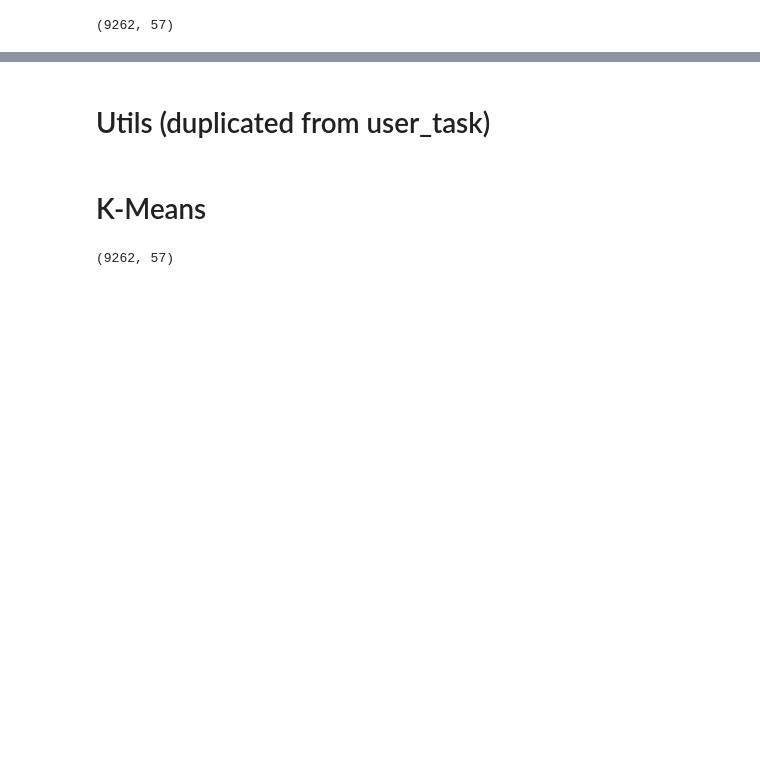
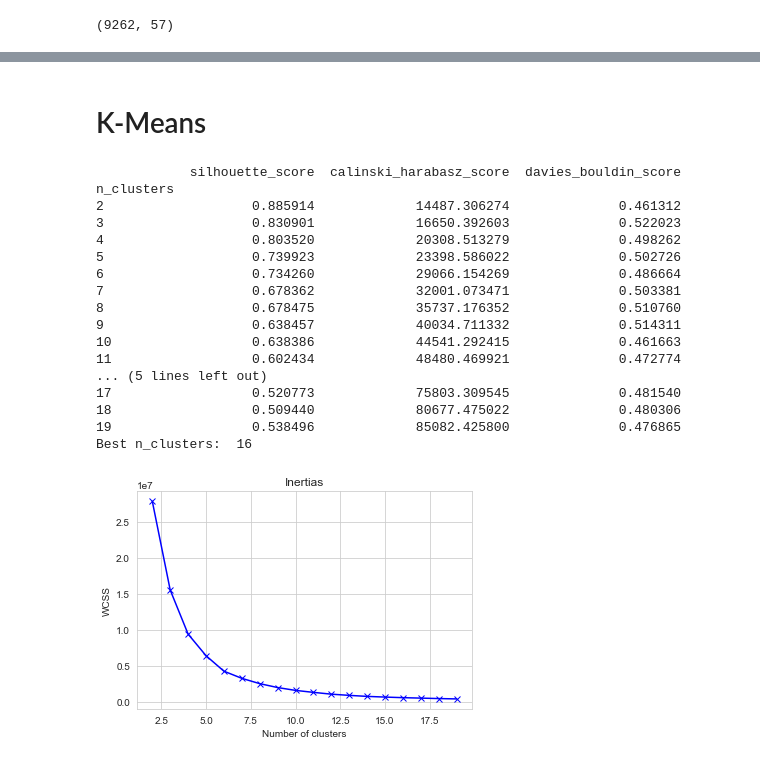
Before and after one commit to AT181903/YelpDatasetAnalysis, a Jupyter notebook: tasks/business_task.ipynb, the cells around one changed output, grey strips where cells are left out. Cells and saved outputs as stored; diff of their text form; code cells hidden in the pictures; blank space fills up the shorter version.

Commit message:
updated third task

```diff
--- a/tasks/business_task.ipynb
+++ b/tasks/business_task.ipynb
@@ -54,2 +51,0 @@ df_business_filtered.shape
-# %% [markdown]
-# Utils (duplicated from user_task)
@@ -172,12 +56,27 @@ from sklearn.cluster import KMeans
 from sklearn.metrics import silhouette_score, calinski_harabasz_score, davies_bouldin_score
 # %%
 df_business_dropped_kmeans = df_business_filtered_dropped.copy()
-df_business_dropped_kmeans.shape
-# %% [output]
-(9262, 57)
 # %%
-df_cluster_kmeans = score_plot_and_get_best(df_business_dropped_kmeans, "kmeans", np.arange(2, 200))
-df_cluster_kmeans.shape
+df_cluster_kmeans = score_plot_and_get_best(df_business_dropped_kmeans, "kmeans", np.arange(2, 20))
+# %% [output]
+            silhouette_score  calinski_harabasz_score  davies_bouldin_score
+n_clusters
+2                   0.885914             14487.306274              0.461312
+3                   0.830901             16650.392603              0.522023
+4                   0.803520             20308.513279              0.498262
+5                   0.739923             23398.586022              0.502726
+6                   0.734260             29066.154269              0.486664
+7                   0.678362             32001.073471              0.503381
+8                   0.678475             35737.176352              0.510760
+9                   0.638457             40034.711332              0.514311
+10                  0.638386             44541.292415              0.461663
+11                  0.602434             48480.469921              0.472774
+... (5 lines left out)
+17                  0.520773             75803.309545              0.481540
+18                  0.509440             80677.475022              0.480306
+19                  0.538496             85082.425800              0.476865
+Best n_clusters:  16
+[figure, added]
 # %%
 df_business_merged_dropped_kmeans = add_new_column('kmeans', df_cluster_kmeans, df_business_dropped_kmeans)
 df_business_merged_dropped_kmeans.shape
```
Also changed, not shown: parts of 33 cells of this notebook, 3 other files.
